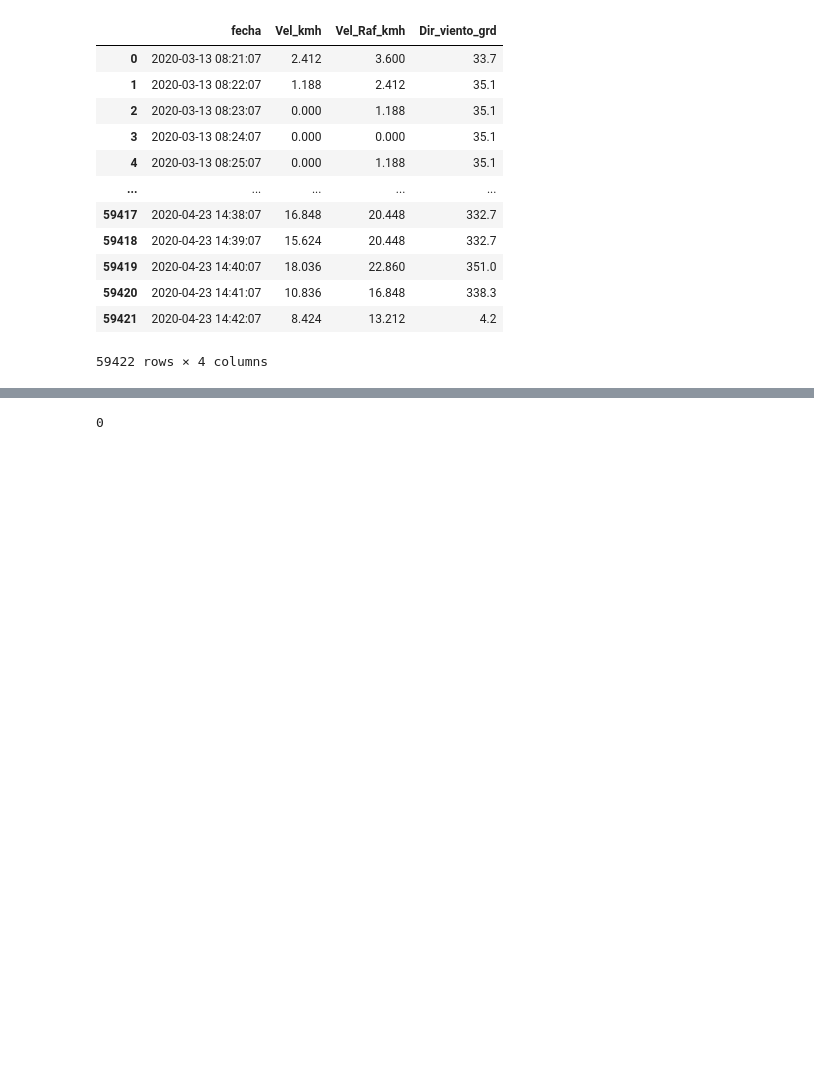
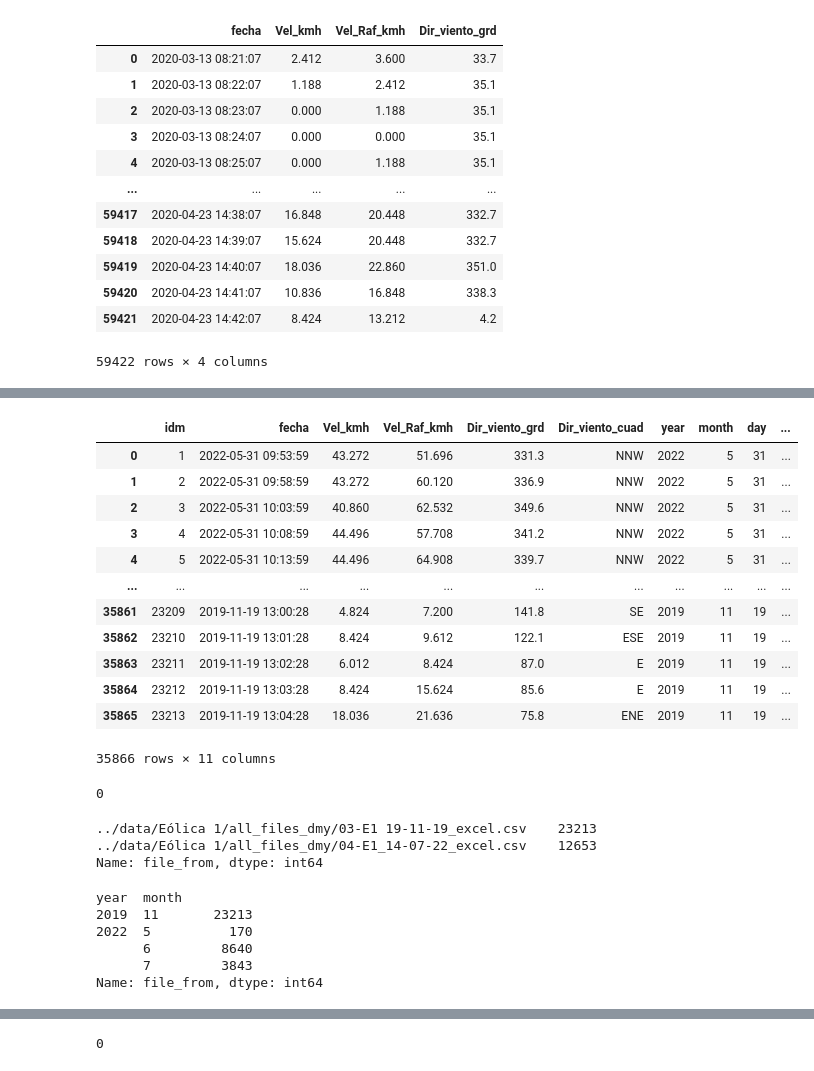
Before and after one commit to ctalamilla/tacatacaMeteo, a Jupyter notebook: Notebooks/EDA.ipynb, the cells around one changed output, grey strips where cells are left out. Drawn from its saved outputs; the diff is of its cells as text; code cells hidden in the pictures; blank space fills up the shorter version.

```diff
--- a/Notebooks/EDA.ipynb
+++ b/Notebooks/EDA.ipynb
@@ -109,8 +86,7 @@ rutas
 # %%
-def cleanEolica(path, estacion):
+def cleanEolica(path, estacion, dmy=True):
         archivosAll = np.array(glob.glob(path +'/*'))
         rutas = pd.DataFrame({'files': archivosAll})
-
 
         eolica1 = []
         for index, value in rutas.files.str.contains('csv').items():
@@ -120,10 +96,11 @@ def cleanEolica(path, estacion):
                 file_readed['Dir_viento_cuad']=pd.cut(file_readed['Dir_viento_grd'], bins=[0, 11.25, 33.75, 56.25, 78.75, 101.25, 123.75, 146.25,
                                                 168.75, 191.25, 213.75, 236.25, 258.75, 281.25, 303.75, 326.25, 360],
                        labels=['N','NNE','NE','ENE','E','ESE','SE','SSE', 'S','SSW','SW', 'WSW', 'W', 'WNW','NW', 'NNW'])
-                file_readed['fecha'] = pd.to_datetime(file_readed['fecha'] )
-                file_readed['year']= file_readed['fecha'].apply(lambda x: str(x.year))
-                file_readed['month']= file_readed['fecha'].apply(lambda x: str(x.month))
-                file_readed['day']= file_readed['fecha'].apply(lambda x: str(x.day))
+                file_readed['fecha'] = file_readed['fecha'].apply(lambda x: pd.to_datetime(x, dayfirst=dmy))#pd.to_datetime(file_readed['fecha'] )
+
+                file_readed['year']= file_readed['fecha'].apply(lambda x: x.year)
+                file_readed['month']= file_readed['fecha'].apply(lambda x: x.month)
+                file_readed['day']= file_readed['fecha'].apply(lambda x: x.day)
                 file_readed['estacion']= estacion
                 file_readed['file_from'] = rutas.files[index]
                 eolica1.append(file_readed)
@@ -135,6 +112,43 @@ def cleanEolica(path, estacion):
             #     file_readed['estacion']= estacion
             #     eolica1.append(file_readed)
             #     #print(file_readed)
+        eolica2 = pd.concat(eolica1).drop_duplicates(['fecha']).reset_index(drop=True)
 
-        return pd.concat(eolica1).drop_duplicates(['fecha']).reset_index(drop=True)
+        return eolica2
+# %%
+EstacionEolica_dmy = cleanEolica('../data/Eólica 1/all_files_dmy', 'Eolica1', dmy=True)
+EstacionEolica_dmy
+# %% [output]
+|  | idm | fecha | Vel_kmh | Vel_Raf_kmh | Dir_viento_grd | Dir_viento_cuad | year | month | day | ... |
+| 0 | 1 | 2022-05-31 09:53:59 | 43.272 | 51.696 | 331.3 | NNW | 2022 | 5 | 31 | ... |
+| 1 | 2 | 2022-05-31 09:58:59 | 43.272 | 60.120 | 336.9 | NNW | 2022 | 5 | 31 | ... |
+| 2 | 3 | 2022-05-31 10:03:59 | 40.860 | 62.532 | 349.6 | NNW | 2022 | 5 | 31 | ... |
+| 3 | 4 | 2022-05-31 10:08:59 | 44.496 | 57.708 | 341.2 | NNW | 2022 | 5 | 31 | ... |
+| 4 | 5 | 2022-05-31 10:13:59 | 44.496 | 64.908 | 339.7 | NNW | 2022 | 5 | 31 | ... |
+| ... | ... | ... | ... | ... | ... | ... | ... | ... | ... | ... |
+| 35861 | 23209 | 2019-11-19 13:00:28 | 4.824 | 7.200 | 141.8 | SE | 2019 | 11 | 19 | ... |
+| 35862 | 23210 | 2019-11-19 13:01:28 | 8.424 | 9.612 | 122.1 | ESE | 2019 | 11 | 19 | ... |
+| 35863 | 23211 | 2019-11-19 13:02:28 | 6.012 | 8.424 | 87.0 | E | 2019 | 11 | 19 | ... |
+| 35864 | 23212 | 2019-11-19 13:03:28 | 8.424 | 15.624 | 85.6 | E | 2019 | 11 | 19 | ... |
+| 35865 | 23213 | 2019-11-19 13:04:28 | 18.036 | 21.636 | 75.8 | ENE | 2019 | 11 | 19 | ... |
+35866 rows × 11 columns
+# %%
+EstacionEolica_dmy.duplicated(['fecha']).sum()
+# %% [output]
+0
+# %%
+EstacionEolica_dmy['file_from'].value_counts()
+# %% [output]
+../data/Eólica 1/all_files_dmy/03-E1 19-11-19_excel.csv    23213
+../data/Eólica 1/all_files_dmy/04-E1_14-07-22_excel.csv    12653
+Name: file_from, dtype: int64
+# %%
+EstacionEolica_dmy.groupby(['year','month'])['file_from'].count()
+# %% [output]
+year  month
+2019  11       23213
+2022  5          170
+      6         8640
+      7         3843
+Name: file_from, dtype: int64
 # %%
```
Also changed, not shown: parts of 23 cells of this notebook, 51 other files.
